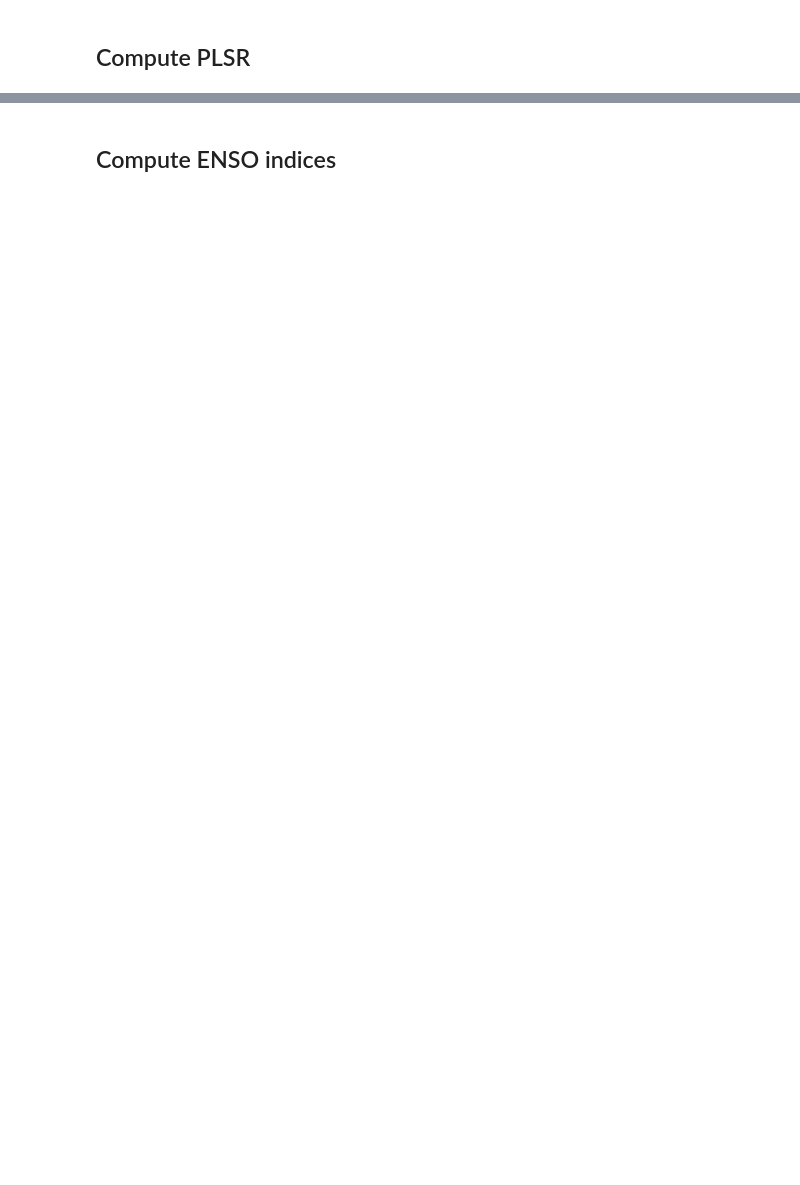
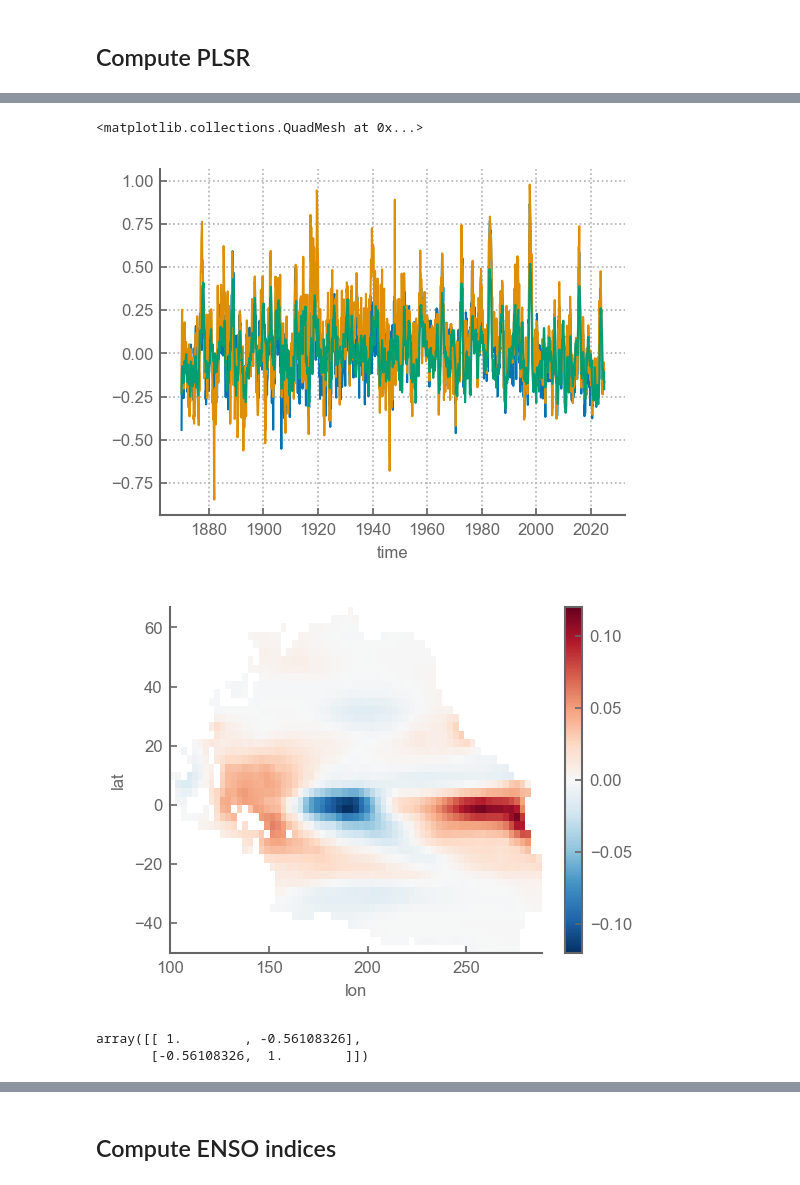
Before and after one commit to rguilcas/2025_GRL_Pattern-effect-internal-variability, a Jupyter notebook: Processing.ipynb, the cells around one changed output, grey strips where cells are left out. Drawn from its saved outputs; the diff is of its cells as text; code cells hidden in the pictures; blank space fills up the shorter version.

```diff
--- a/Processing.ipynb
+++ b/Processing.ipynb
@@ -180,0 +197,34 @@ NameError: name 'SSTA_pac' is not defined
+# %%
+X = pattern*GF_mean
+Y = Rp_pac.sel(GF_source=gf_choice, product=product)
+X = X.sel(time=Y.time)
+
+weights_X = xr.ones_like(X)*np.cos(np.deg2rad(GF.lat))
+X = X.stack(space=['lon','lat'])
+weights_X = weights_X.stack(space=['lon','lat'])
+X = X.dropna('space')
+weights_X = weights_X.sel(space=X.space)
+X.sum('space').plot()
+Y.plot()
+pls2 = PLSRegression(n_components=1, scale=False)
+pls2.fit(X, Y)
+components =  xr.DataArray(pls2.x_loadings_[:], dims=['space','mode'], coords=dict(space=X.space)).unstack().sortby(['lon','lat']).transpose('mode','lat','lon')
+timeseries =  xr.DataArray(pls2.x_scores_, dims=['time','mode'], coords=dict(time=X.time))
+(timeseries*10).isel(mode=0).plot()
+plt.figure()
+components.isel(mode=0).plot()
+# %% [output]
+<matplotlib.collections.QuadMesh at 0x...>
+[figure, added]
+[figure, added]
+# %%
+pls2 = PLSRegression(n_components=1, scale=False)
+pls2.fit(X-X.mean('space'), (X-X.mean('space')).sum('space'))
+
+
+np.corrcoef((X.values @ pls2.coef_ + pls2.intercept_).flatten(), Y)
+# np.corrcoef((X.values @ np.ones_like(pls2.coef_) + pls2.intercept_).flatten(), Y)
+# np.corrcoef(X.sum('space').values, Y)
+# %% [output]
+array([[ 1.        , -0.56108326],
+       [-0.56108326,  1.        ]])
```
Also changed, not shown: parts of 25 cells of this notebook, 6 other files.
